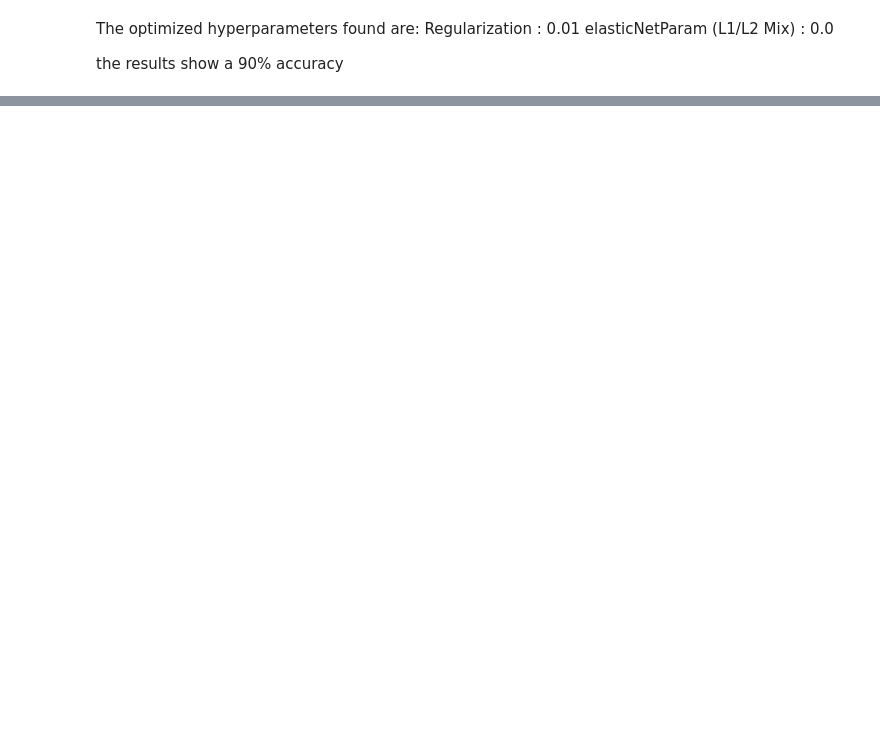
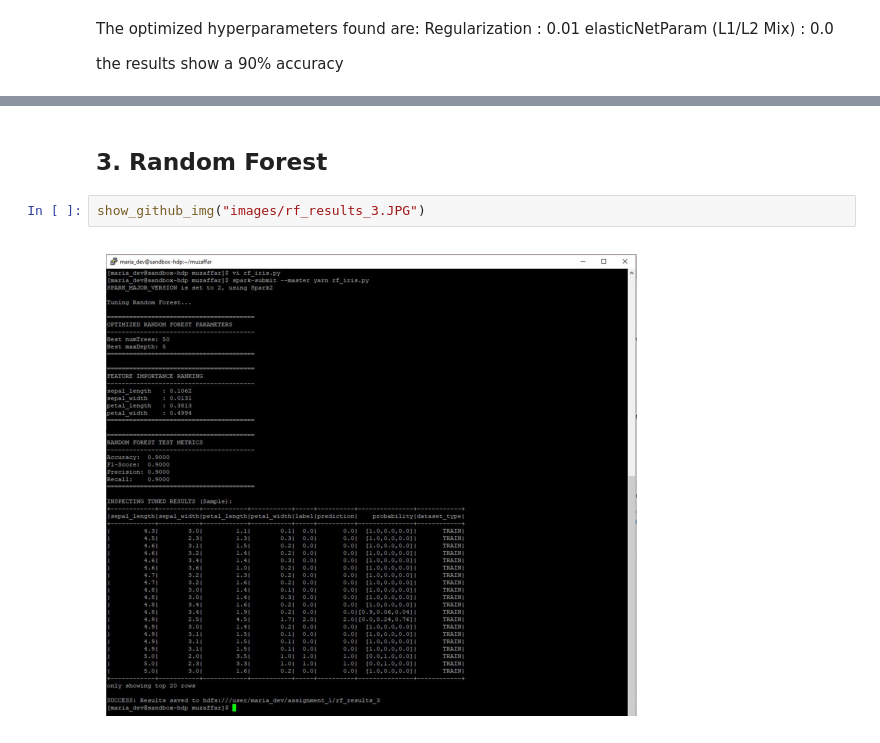
Before and after one commit to muzaffarizamuddin/P166246_Iris_Spark_STQD6324, a Jupyter notebook: Assignment01_Iris_Starter.ipynb, the cells around one changed output, grey strips where cells are left out. Drawn from its saved outputs; the diff is of its cells as text; blank space fills up the shorter version.

```diff
--- a/Assignment01_Iris_Starter.ipynb
+++ b/Assignment01_Iris_Starter.ipynb
@@ -544,0 +277,6 @@ INSPECTING TUNED RESULTS: Spark_Results/nb_result_2
+# %% [markdown]
+## 3. Random Forest
+# %%
+show_github_img("images/rf_results_3.JPG")
+# %% [output]
+[figure, added]
```
Also changed, not shown: parts of 21 cells of this notebook.
